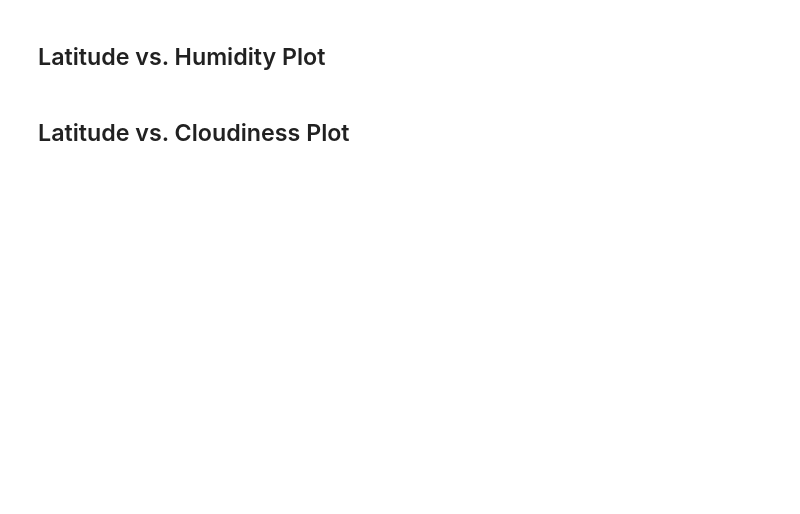
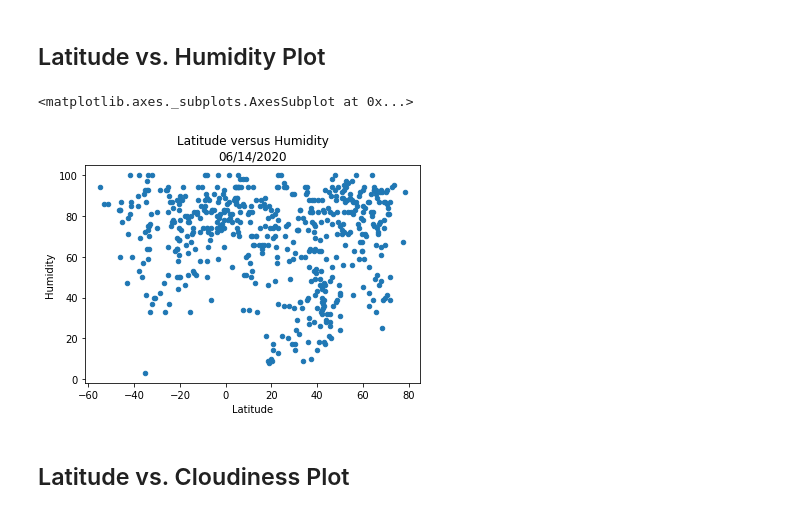
Before and after one commit to theaddies/API-challenge, a Jupyter notebook: WeatherPy/WeatherPy.ipynb, the cells around one changed output. Cells and saved outputs as stored; diff of their text form; code cells hidden in the pictures; blank space fills up the shorter version.

```diff
--- a/WeatherPy/WeatherPy.ipynb
+++ b/WeatherPy/WeatherPy.ipynb
@@ -247,4 +248,10 @@ Skip this step if there are no cities that have humidity > 100%.
 # %% [markdown]
 ## Latitude vs. Humidity Plot
+# %%
+humidity_title = "Latitude versus Humidity\n"+date
+clean_city_data.plot(x = 'Latitude', y = 'Humidity', kind='scatter', title = humidity_title)
+# %% [output]
+<matplotlib.axes._subplots.AxesSubplot at 0x...>
+[figure, added]
 # %% [markdown]
 ## Latitude vs. Cloudiness Plot
```
Also changed, not shown: parts of 19 cells of this notebook.
